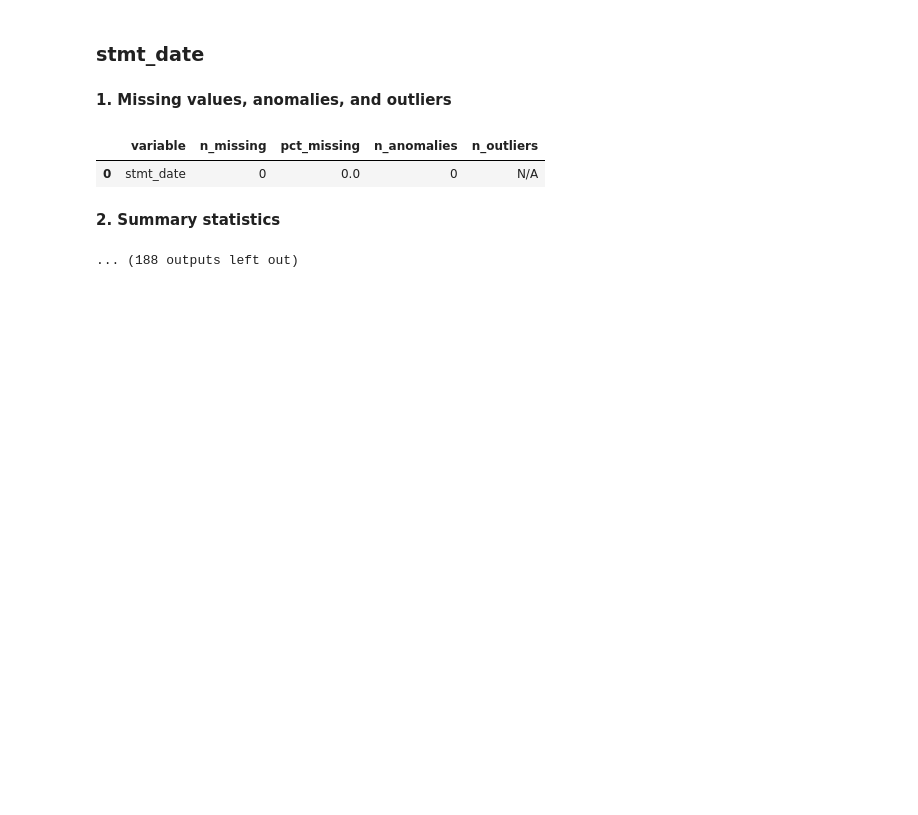
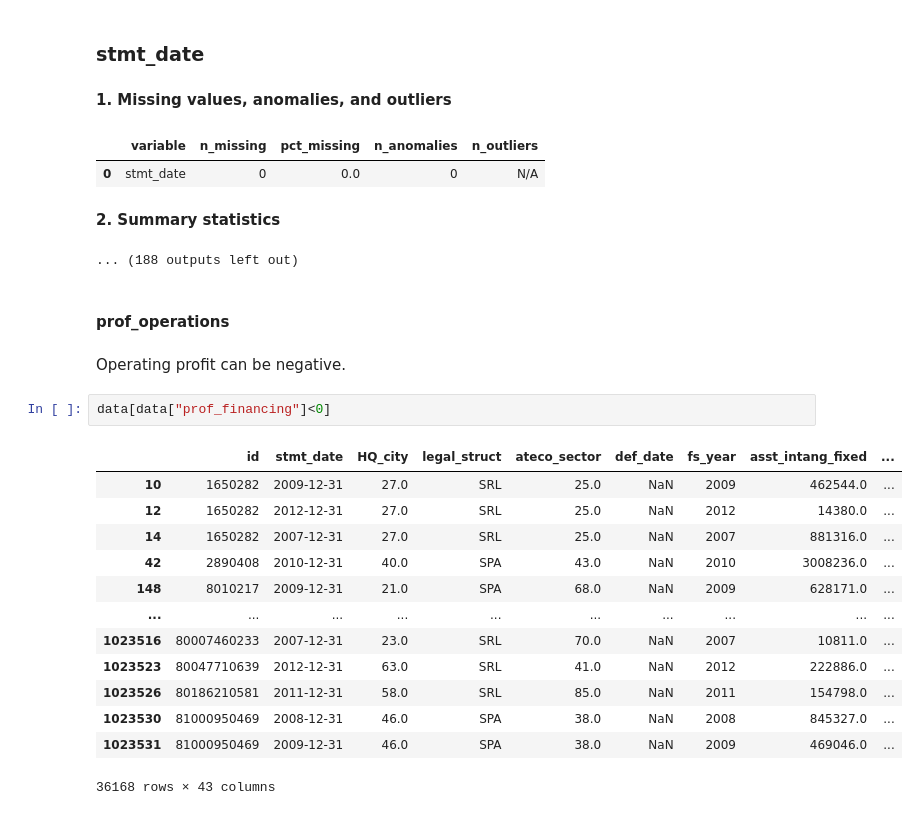
Before and after one commit to YuxinYY/finance_term_project, a Jupyter notebook: notebooks/EDA/01_playground.ipynb, the cells around one changed output. Drawn from its saved outputs; the diff is of its cells as text; blank space fills up the shorter version.

```diff
--- a/notebooks/EDA/01_playground.ipynb
+++ b/notebooks/EDA/01_playground.ipynb
@@ -316,3 +332,23 @@ stmt_date
 | 0 | stmt_date | 0 | 0.0 | 0 | N/A |
 **2. Summary statistics**
 ... (188 outputs left out)
+# %% [markdown]
+#### prof_operations
+# %% [markdown]
+Operating profit can be negative.
+# %%
+data[data["prof_financing"]<0]
+# %% [output]
+|  | id | stmt_date | HQ_city | legal_struct | ateco_sector | def_date | fs_year | asst_intang_fixed | ... |
+| 10 | 1650282 | 2009-12-31 | 27.0 | SRL | 25.0 | NaN | 2009 | 462544.0 | ... |
+| 12 | 1650282 | 2012-12-31 | 27.0 | SRL | 25.0 | NaN | 2012 | 14380.0 | ... |
+| 14 | 1650282 | 2007-12-31 | 27.0 | SRL | 25.0 | NaN | 2007 | 881316.0 | ... |
+| 42 | 2890408 | 2010-12-31 | 40.0 | SPA | 43.0 | NaN | 2010 | 3008236.0 | ... |
+| 148 | 8010217 | 2009-12-31 | 21.0 | SPA | 68.0 | NaN | 2009 | 628171.0 | ... |
+| ... | ... | ... | ... | ... | ... | ... | ... | ... | ... |
+| 1023516 | 80007460233 | 2007-12-31 | 23.0 | SRL | 70.0 | NaN | 2007 | 10811.0 | ... |
+| 1023523 | 80047710639 | 2012-12-31 | 63.0 | SRL | 41.0 | NaN | 2012 | 222886.0 | ... |
+| 1023526 | 80186210581 | 2011-12-31 | 58.0 | SRL | 85.0 | NaN | 2011 | 154798.0 | ... |
+| 1023530 | 81000950469 | 2008-12-31 | 46.0 | SPA | 38.0 | NaN | 2008 | 845327.0 | ... |
+| 1023531 | 81000950469 | 2009-12-31 | 46.0 | SPA | 38.0 | NaN | 2009 | 469046.0 | ... |
+36168 rows × 43 columns
```
Also changed, not shown: parts of 11 cells of this notebook, 10 other files.
